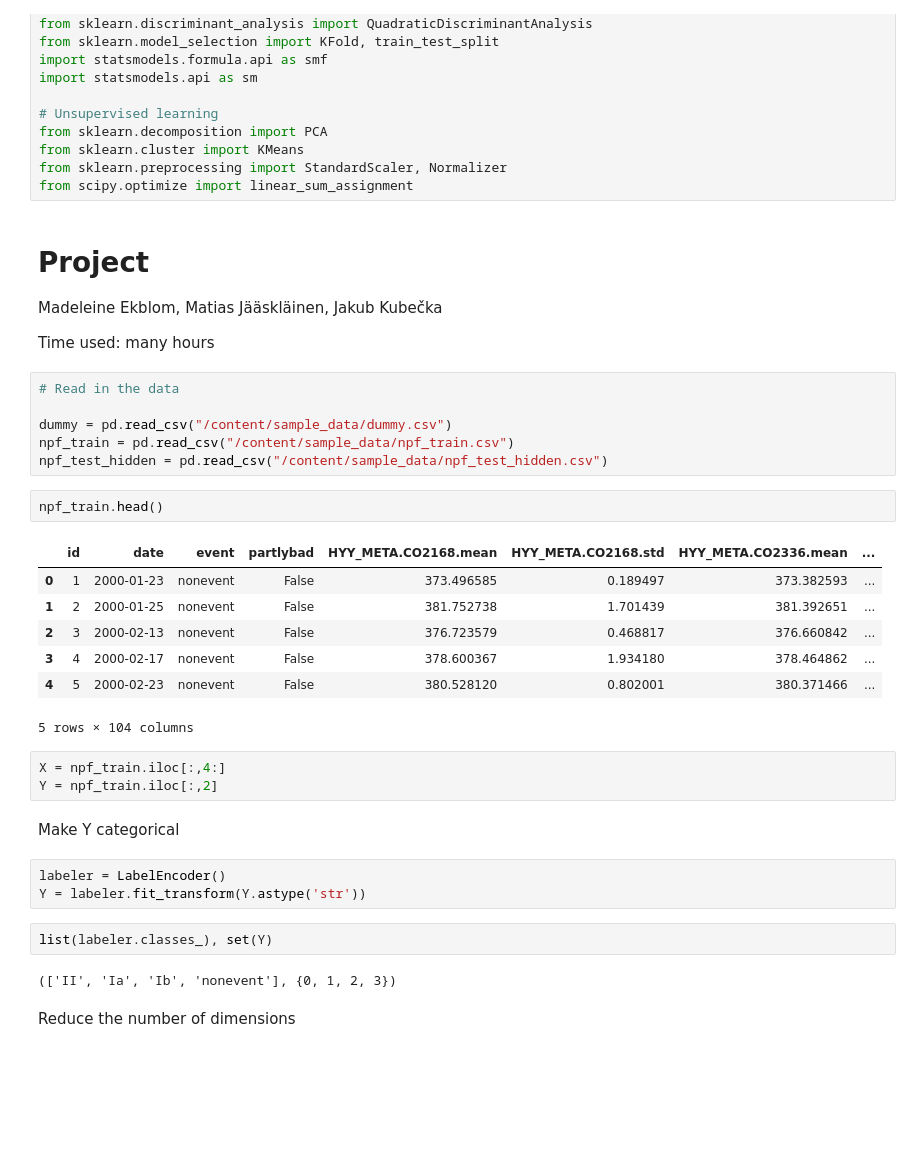
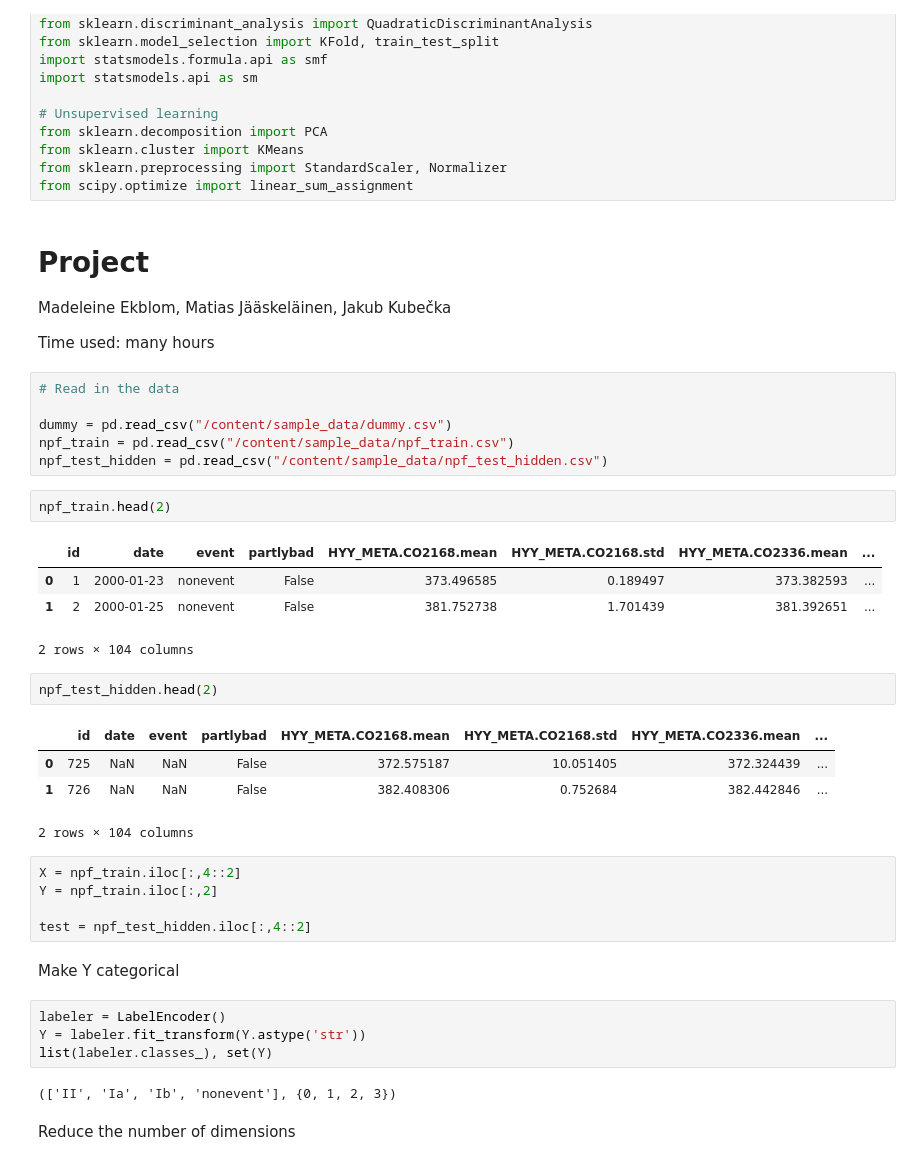
Before and after one commit to MatiasJJ/ATML, a Jupyter notebook: Project/Project_Matias_Jakub_Madeleine.ipynb, the cells around one changed output. Saved outputs shown, nothing was run; the diff lists cells and outputs as text; blank space fills up the shorter version.

```diff
--- a/Project/Project_Matias_Jakub_Madeleine.ipynb
+++ b/Project/Project_Matias_Jakub_Madeleine.ipynb
@@ -32,7 +32,7 @@ from scipy.optimize import linear_sum_assignment
 # %% [markdown]
 # Project
 
-Madeleine Ekblom, Matias Jääskläinen, Jakub Kubečka
+Madeleine Ekblom, Matias Jääskeläinen, Jakub Kubečka
 
 Time used: many hours
 # %%
@@ -42,27 +42,32 @@ dummy = pd.read_csv("/content/sample_data/dummy.csv")
 npf_train = pd.read_csv("/content/sample_data/npf_train.csv")
 npf_test_hidden = pd.read_csv("/content/sample_data/npf_test_hidden.csv")
 # %%
-npf_train.head()
+npf_train.head(2)
 # %% [output]
 |  | id | date | event | partlybad | HYY_META.CO2168.mean | HYY_META.CO2168.std | HYY_META.CO2336.mean | ... |
 | 0 | 1 | 2000-01-23 | nonevent | False | 373.496585 | 0.189497 | 373.382593 | ... |
 | 1 | 2 | 2000-01-25 | nonevent | False | 381.752738 | 1.701439 | 381.392651 | ... |
-| 2 | 3 | 2000-02-13 | nonevent | False | 376.723579 | 0.468817 | 376.660842 | ... |
-| 3 | 4 | 2000-02-17 | nonevent | False | 378.600367 | 1.934180 | 378.464862 | ... |
-| 4 | 5 | 2000-02-23 | nonevent | False | 380.528120 | 0.802001 | 380.371466 | ... |
-5 rows × 104 columns
+2 rows × 104 columns
+# %%
+npf_test_hidden.head(2)
+# %% [output]
+|  | id | date | event | partlybad | HYY_META.CO2168.mean | HYY_META.CO2168.std | HYY_META.CO2336.mean | ... |
+| 0 | 725 | NaN | NaN | False | 372.575187 | 10.051405 | 372.324439 | ... |
+| 1 | 726 | NaN | NaN | False | 382.408306 | 0.752684 | 382.442846 | ... |
+2 rows × 104 columns
 # %%
-X = npf_train.iloc[:,4:]
+X = npf_train.iloc[:,4::2]
 Y = npf_train.iloc[:,2]
+
+test = npf_test_hidden.iloc[:,4::2]
 # %% [markdown]
 Make Y categorical
 # %%
 labeler = LabelEncoder()
 Y = labeler.fit_transform(Y.astype('str'))
+list(labeler.classes_), set(Y)
+# %% [output]
+(['II', 'Ia', 'Ib', 'nonevent'], {0, 1, 2, 3})
-# %%
-list(labeler.classes_), set(Y)
-# %% [output]
-(['II', 'Ia', 'Ib', 'nonevent'], {0, 1, 2, 3})
 # %% [markdown]
 Reduce the number of dimensions
 # %%
```
Also changed, not shown: parts of 22 cells of this notebook.
